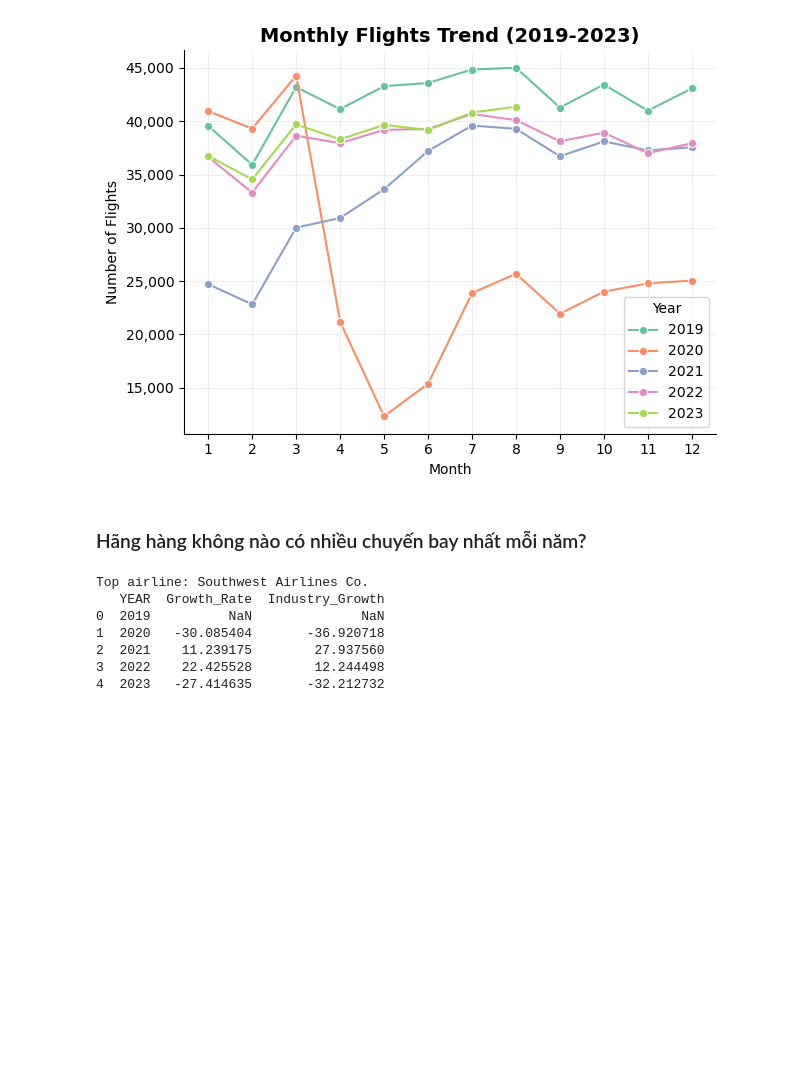
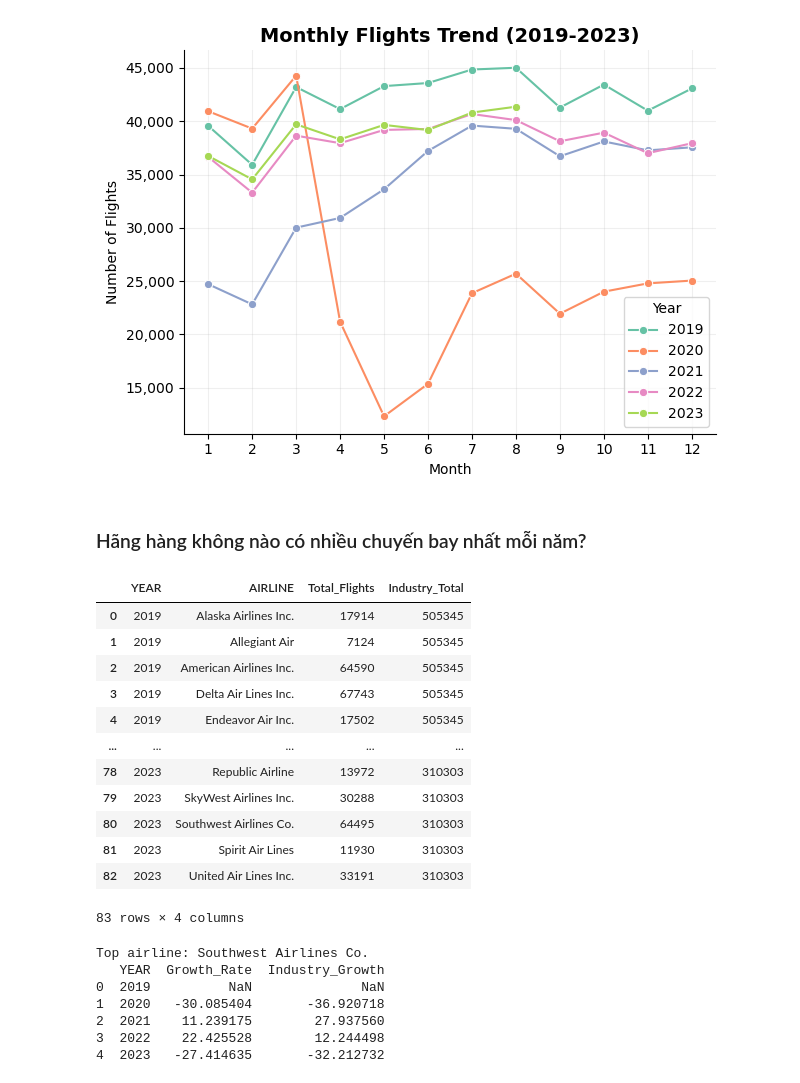
Before and after one commit to nguyenminhthuy/flight-delay-analysis-py, a Jupyter notebook: flight-2m-eda.ipynb, the cells around one changed output. Saved outputs shown, nothing was run; the diff lists cells and outputs as text; code cells hidden in the pictures; blank space fills up the shorter version.

```diff
--- a/flight-2m-eda.ipynb
+++ b/flight-2m-eda.ipynb
@@ -186,6 +185,22 @@ flights_industry_total = (
 
 # Merge vào bảng hãng
 flights_airline_vs_industry = flights_airline_yearly.merge(flights_industry_total, on="YEAR")
+# %%
+flights_airline_vs_industry
+# %% [output]
+|  | YEAR | AIRLINE | Total_Flights | Industry_Total |
+| 0 | 2019 | Alaska Airlines Inc. | 17914 | 505345 |
+| 1 | 2019 | Allegiant Air | 7124 | 505345 |
+| 2 | 2019 | American Airlines Inc. | 64590 | 505345 |
+| 3 | 2019 | Delta Air Lines Inc. | 67743 | 505345 |
+| 4 | 2019 | Endeavor Air Inc. | 17502 | 505345 |
+| ... | ... | ... | ... | ... |
+| 78 | 2023 | Republic Airline | 13972 | 310303 |
+| 79 | 2023 | SkyWest Airlines Inc. | 30288 | 310303 |
+| 80 | 2023 | Southwest Airlines Co. | 64495 | 310303 |
+| 81 | 2023 | Spirit Air Lines | 11930 | 310303 |
+| 82 | 2023 | United Air Lines Inc. | 33191 | 310303 |
+83 rows × 4 columns
 # %%
 # Tính % thay đổi so với năm trước (tốc độ phục hồi)
 flights_airline_vs_industry["Growth_Rate"] = (
```
Also changed, not shown: parts of 1 cell of this notebook, 3 other files.
